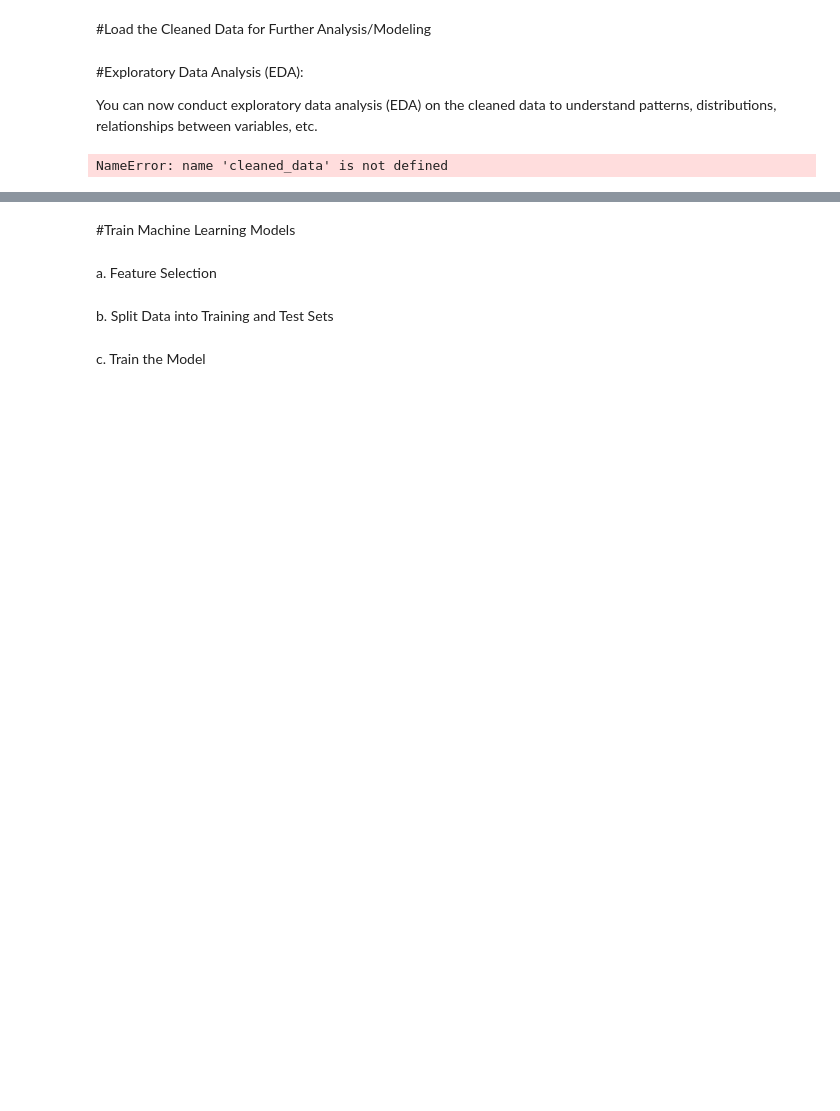
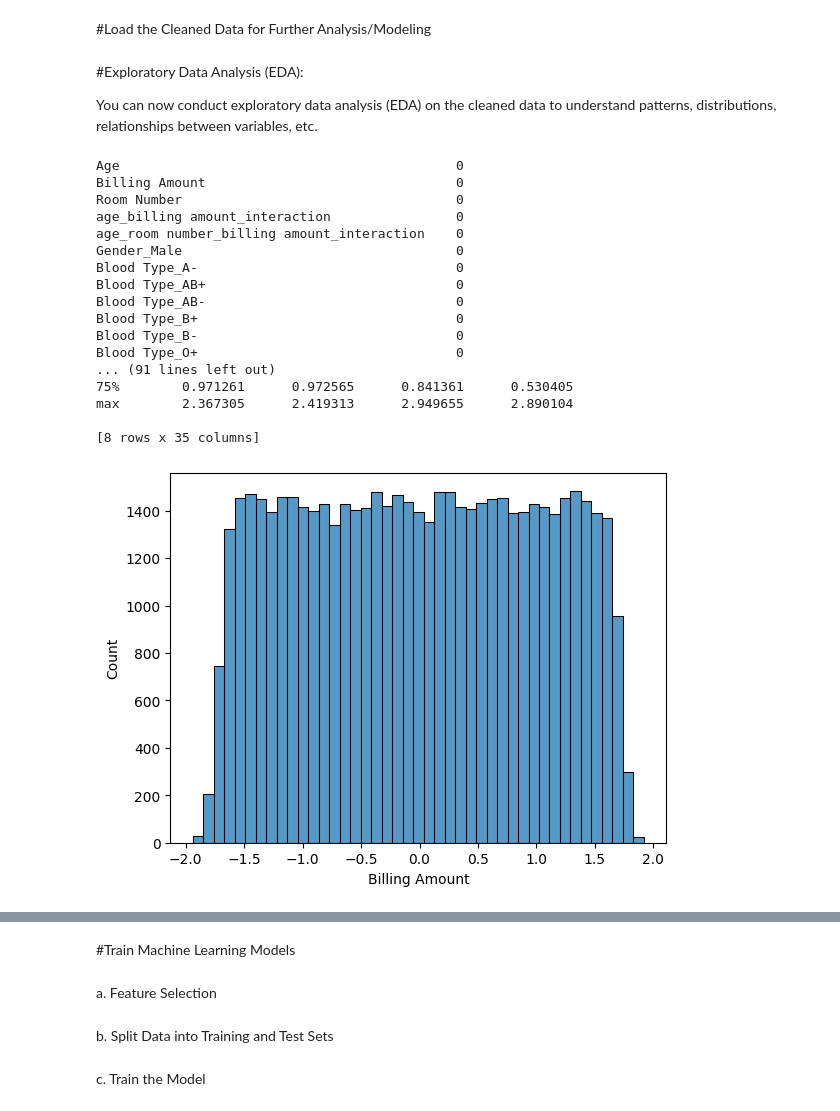
Before and after one commit to dkumarsingh111/HackerRank, a Jupyter notebook: Artificial Intelligence Engineer/#Mini-Project - Automated Data Cleaning Pipeline/cleaned-data-analysis.ipynb, the cells around one changed output, grey strips where cells are left out. Cells and saved outputs as stored; diff of their text form; code cells hidden in the pictures; blank space fills up the shorter version.

```diff
--- a/Artificial Intelligence Engineer/#Mini-Project - Automated Data Cleaning Pipeline/cleaned-data-analysis.ipynb
+++ b/Artificial Intelligence Engineer/#Mini-Project - Automated Data Cleaning Pipeline/cleaned-data-analysis.ipynb
@@ -18,15 +16,32 @@ You can now conduct exploratory data analysis (EDA) on the cleaned data to under
 # %%
 # Check for null values and basic statistics
 print(cleaned_data.isnull().sum())
 print(cleaned_data.describe())
 
 # Example: Visualize the distribution of 'Billing Amount'
-sns.histplot(cleaned_data['Age'])
+sns.histplot(cleaned_data['Billing Amount'])
 plt.show()
 
 # Example: Correlation heatmap for numeric features
 correlation_matrix = cleaned_data.corr()
 sns.heatmap(correlation_matrix, annot=True, cmap='coolwarm')
 plt.show()
 # %% [output]
-NameError: name 'cleaned_data' is not defined
+Age                                           0
+Billing Amount                                0
+Room Number                                   0
+age_billing amount_interaction                0
+age_room number_billing amount_interaction    0
+Gender_Male                                   0
+Blood Type_A-                                 0
+Blood Type_AB+                                0
+Blood Type_AB-                                0
+Blood Type_B+                                 0
+Blood Type_B-                                 0
+Blood Type_O+                                 0
+... (91 lines left out)
+75%        0.971261      0.972565      0.841361      0.530405
+max        2.367305      2.419313      2.949655      2.890104
+
+[8 rows x 35 columns]
+[figure, added]
```
Also changed, not shown: parts of 4 cells of this notebook.
